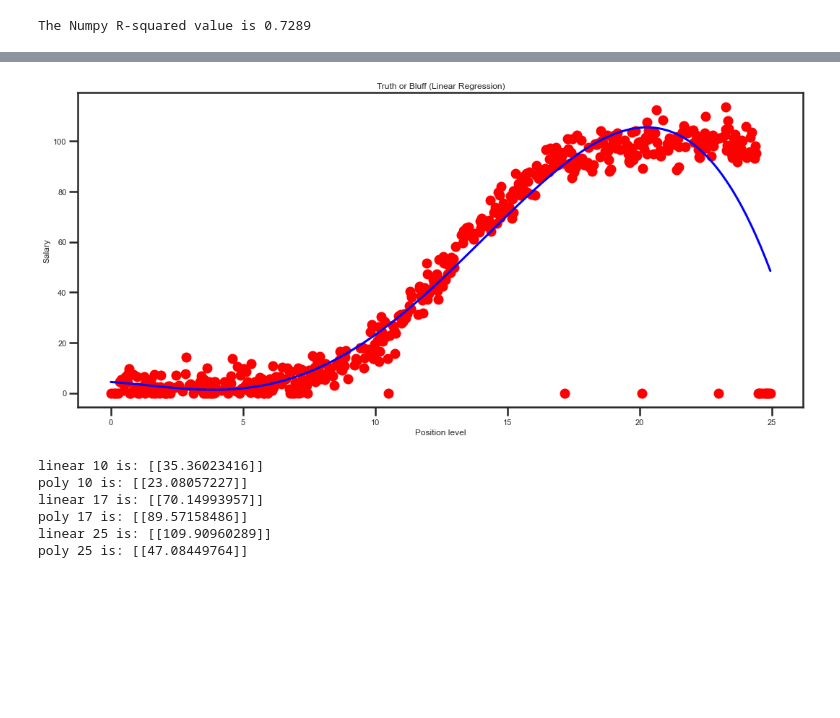
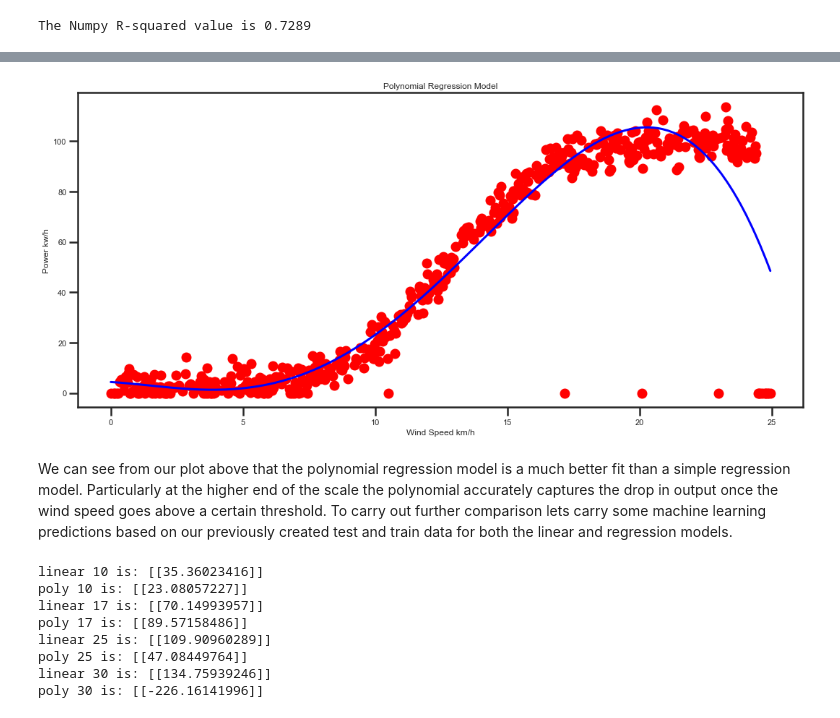
Before and after one commit to Keitho08/Fundamentals_Project2020, a Jupyter notebook: Fundamentals_Project_2020.ipynb, the cells around one changed output, grey strips where cells are left out. Drawn from its saved outputs; the diff is of its cells as text; code cells hidden in the pictures; blank space fills up the shorter version.

```diff
--- a/Fundamentals_Project_2020.ipynb
+++ b/Fundamentals_Project_2020.ipynb
@@ -402,33 +415,38 @@ viz_linear()
 # %%
 # Fitting Polynomial Regression to the dataset
-from sklearn.preprocessing import PolynomialFeatures
-poly_reg = PolynomialFeatures(degree=4)
-X_poly = poly_reg.fit_transform(X)
-pol_reg = LinearRegression()
-pol_reg.fit(X_poly, y)
+from sklearn.preprocessing import PolynomialFeatures # imports polynomial features from skleanr
+poly_reg = PolynomialFeatures(degree=4) # creates variable poly_reg which is a polynomial model with a degree of 4
+X_poly = poly_reg.fit_transform(X) # Fits polynomial model to data then transforms it
+pol_reg = LinearRegression() # creates variable for linear regression
+pol_reg.fit(X_poly, y) # applies linear regression the X_poly variable created and our y (power)
 
 # Visualizing the Polymonial Regression results
 def viz_polymonial():
-    plt.scatter(X, y, color='red')
+    plt.scatter(X, y, color='red') # plots original scatter color red
     plt.plot(X, pol_reg.predict(poly_reg.fit_transform(X)), color='blue')
-    plt.title('Truth or Bluff (Linear Regression)')
-    plt.xlabel('Position level')
-    plt.ylabel('Salary')
-    plt.show()
-    return
-viz_polymonial()
+    # plots the polynomial regression model in blue
+    plt.title('Polynomial Regression Model') # Sets plot title
+    plt.xlabel('Wind Speed km/h') # Sets x label
+    plt.ylabel('Power kw/h') # Sets y label
+    plt.show() # shows the plot
+    return # returns all above to the viz_polynomial function
+viz_polymonial() # shows the plot below
 # %% [output]
-[figure, old version]
+[figure, new version]
+# %% [markdown]
+We can see from our plot above that the polynomial regression model is a much better fit than a simple regression model. Particularly at the higher end of the scale the polynomial accurately captures the drop in output once the wind speed goes above a certain threshold. To carry out further comparison lets carry some machine learning predictions based on our previously created test and train data for both the linear and regression models.
 # %%
 # Predicting a new result with Linear Regression
-lin1 = lin_reg.predict([[10]])
+lin1 = lin_reg.predict([[10]]) # predicts the y value for given x values on simple linear model
 lin2 = lin_reg.predict([[17]])
 lin3 = lin_reg.predict([[25]])
+lin4 = lin_reg.predict([[30]])
 
 # Predicting a new result with Polymonial Regression
-poly1 = pol_reg.predict(poly_reg.fit_transform([[10]]))
+poly1 = pol_reg.predict(poly_reg.fit_transform([[10]])) # predicts the y value for given x values on polynomial model
 poly2 = pol_reg.predict(poly_reg.fit_transform([[17]]))
 poly3 = pol_reg.predict(poly_reg.fit_transform([[25]]))
+poly4 = pol_reg.predict(poly_reg.fit_transform([[30]]))
 
 print('linear 10 is:', lin1)
 print('poly 10 is:', poly1)
@@ -436,6 +454,8 @@ print('linear 17 is:', lin2)
 print('poly 17 is:', poly2)
 print('linear 25 is:', lin3)
 print('poly 25 is:', poly3)
+print('linear 30 is:', lin4)
+print('poly 30 is:', poly4)
 # %% [output]
 linear 10 is: [[35.36023416]]
 poly 10 is: [[23.08057227]]
@@ -443,3 +463,5 @@ linear 17 is: [[70.14993957]]
 poly 17 is: [[89.57158486]]
 linear 25 is: [[109.90960289]]
 poly 25 is: [[47.08449764]]
+linear 30 is: [[134.75939246]]
+poly 30 is: [[-226.16141996]]
```
Also changed, not shown: parts of 27 cells of this notebook, 1 other file.
